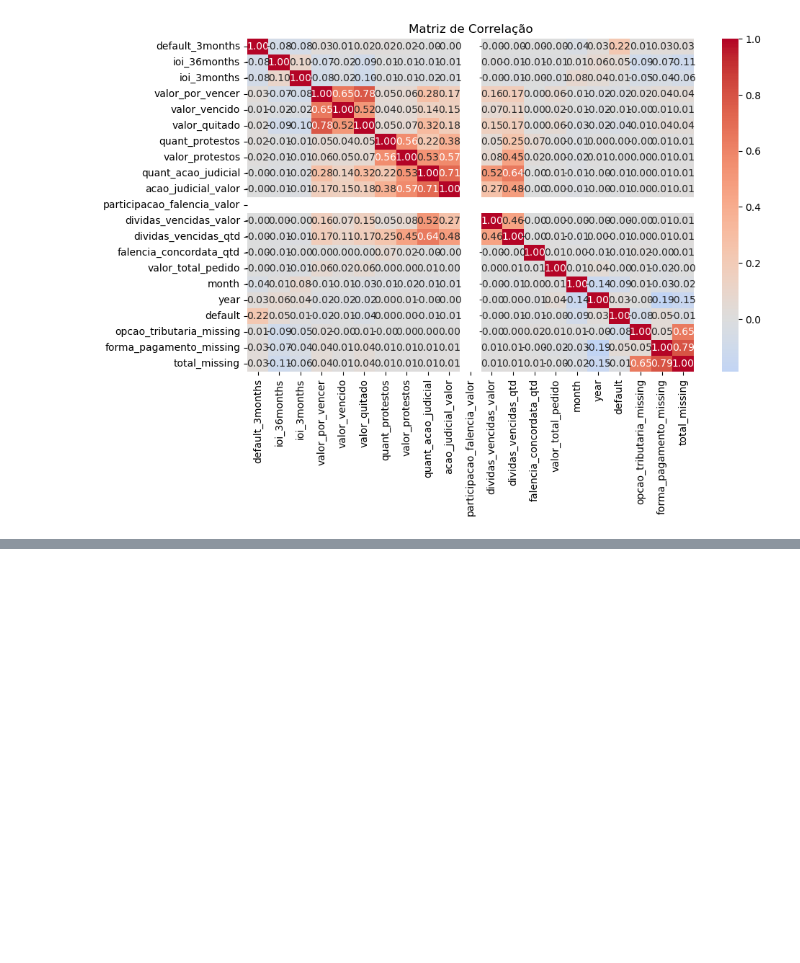
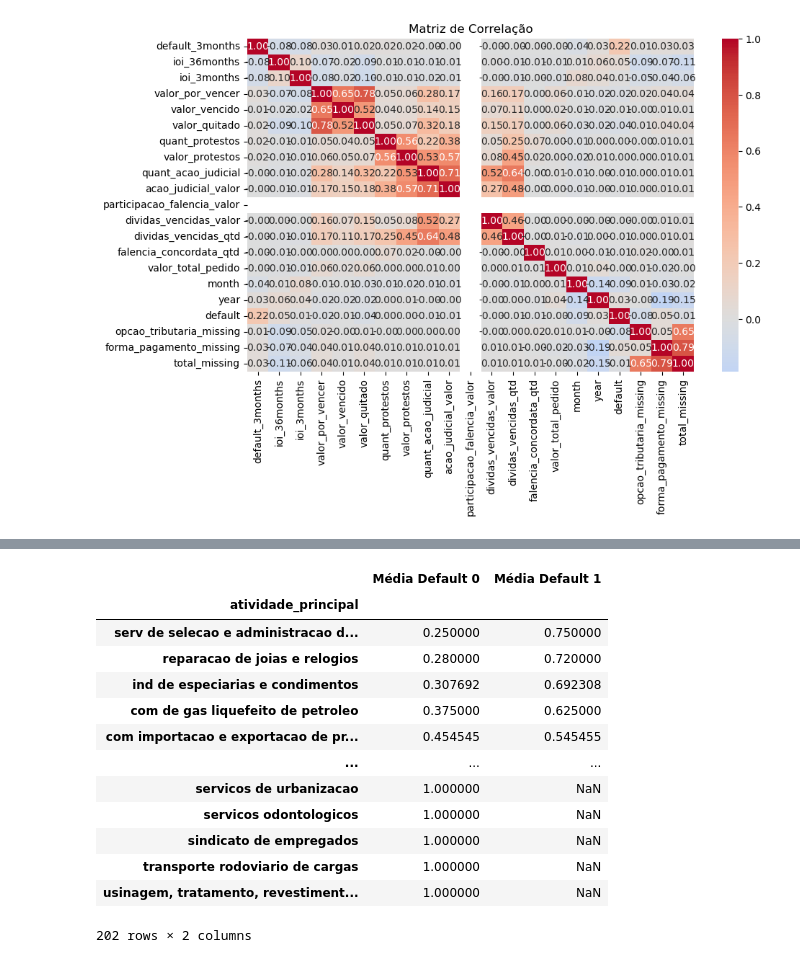
Before and after one commit to MaiaraMoro/X-health, a Jupyter notebook: notebooks/01_analise_exploratoria.ipynb, the cells around one changed output, grey strips where cells are left out. Drawn from its saved outputs; the diff is of its cells as text; code cells hidden in the pictures; blank space fills up the shorter version.

```diff
--- a/notebooks/01_analise_exploratoria.ipynb
+++ b/notebooks/01_analise_exploratoria.ipynb
@@ -683,0 +780,27 @@ Text(0.5, 1.0, 'Matriz de Correlação')
+# %%
+sociedade_cols = ["tipo_sociedade"]
+
+grupos_sociedade = {'empresario (individual)': 'individual',
+                    'empresa individual respons limitada empresaria': 'individual',
+                    'empresario-mei(microempreendedor individual)': 'individual',
+
+                    'sociedade empresaria limitada': 'sociedade empresarial',
+                    'sociedade anonima fechada': 'sociedade empresarial',
+                    'sociedade anonima aberta': 'sociedade empresarial',
+                    'sociedade de economia mista': 'sociedade empresarial',
+
+                    'sociedade simples pura': 'sociedade simples',
+                    'sociedade simples limitada': 'sociedade simples',
+
+                    'cooperativa': 'cooperativa',
+
+                    'entidade sindical': 'outros',
+                    'municipio': 'outros',
+                    'servico social autonomo': 'outros',
+                    'organizacao religiosa': 'outros',
+                    'fundacao privada': 'outros',
+                    'outras formas de associacao': 'outros'}
+
+df['tipo_sociedade_agrupado'] = df['tipo_sociedade'].map(grupos_sociedade)
+
+frequencias = df['tipo_sociedade_agrupado'].value_counts(normalize=True) * 100
@@ -683,0 +861,26 @@ Text(0.5, 1.0, 'Matriz de Correlação')
+# %%
+
+default_summary = df.groupby(["atividade_principal", "default"]).size().unstack()
+
+default_summary.columns = ["Média Default 0", "Média Default 1"]
+
+default_summary = default_summary.div(default_summary.sum(axis=1), axis=0)
+
+default_summary = default_summary.sort_values(by="Média Default 1", ascending=False)
+
+display(default_summary)
+# %% [output]
+|  | Média Default 0 | Média Default 1 |
+| atividade_principal |  |  |
+| serv de selecao e administracao d... | 0.250000 | 0.750000 |
+| reparacao de joias e relogios | 0.280000 | 0.720000 |
+| ind de especiarias e condimentos | 0.307692 | 0.692308 |
+| com de gas liquefeito de petroleo | 0.375000 | 0.625000 |
+| com importacao e exportacao de pr... | 0.454545 | 0.545455 |
+| ... | ... | ... |
+| servicos de urbanizacao | 1.000000 | NaN |
+| servicos odontologicos | 1.000000 | NaN |
+| sindicato de empregados | 1.000000 | NaN |
+| transporte rodoviario de cargas | 1.000000 | NaN |
+| usinagem, tratamento, revestiment... | 1.000000 | NaN |
+202 rows × 2 columns
```
Also changed, not shown: parts of 23 cells of this notebook, 5 other files.
